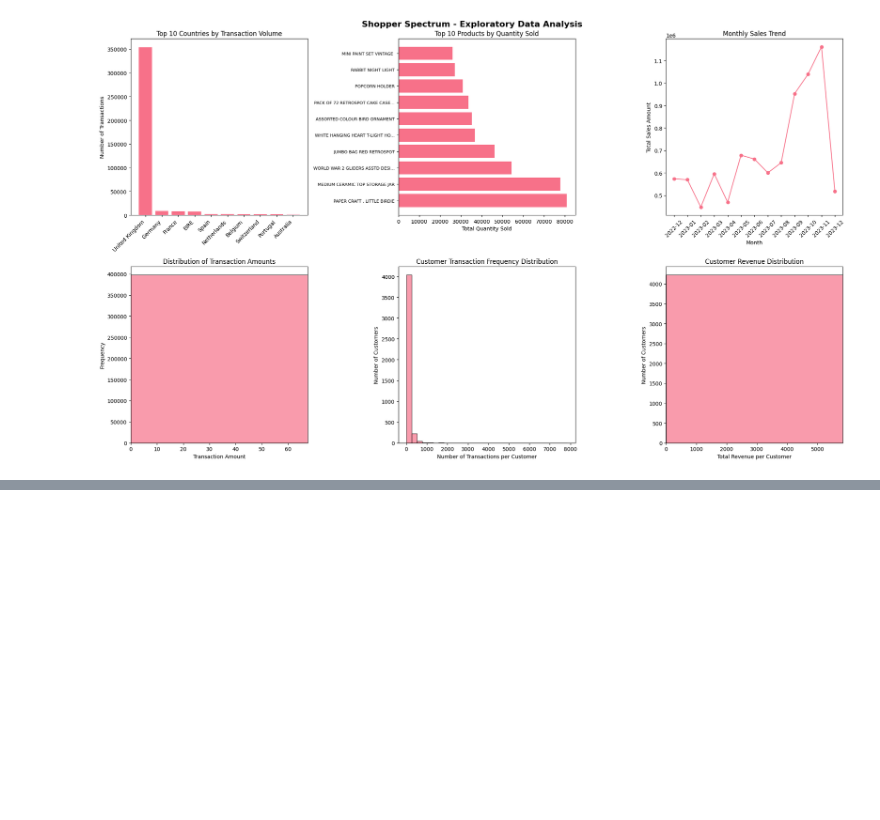
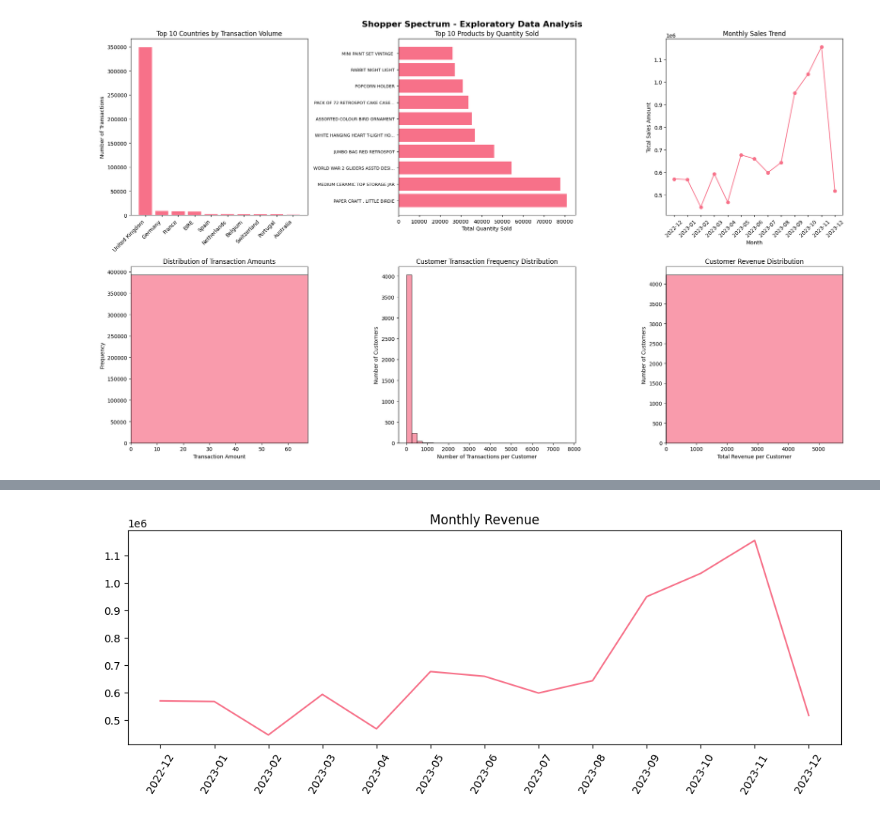
Before and after one commit to VasanthPrakasam/Project_3-Shopper_Spectrum_Segementation_and_recommendation, a Jupyter notebook: data_exploration.ipynb, the cells around one changed output, grey strips where cells are left out. Cells and saved outputs as stored; diff of their text form; code cells hidden in the pictures; blank space fills up the shorter version.

```diff
--- a/data_exploration.ipynb
+++ b/data_exploration.ipynb
@@ -23,7 +23,7 @@ import os
 plt.style.use('default')
 sns.set_palette("husl")
 # %%
-shopper_spectrum = pd.read_csv('/home/dataghost/DataScienceAndBeyond/Project_3-Shopper_Spectrum_Segementation_and_recommendation/Notebook/online_retail.csv')
+shopper_spectrum = pd.read_csv('G:/Data_Science/Project_3-Shopper_Spectrum_Segementation_and_recommendation/Notebook/online_retail.csv')
 shopper_spectrum.head()
 # %% [output]
 |  | InvoiceNo | StockCode | Description | Quantity | InvoiceDate | UnitPrice | CustomerID | Country |
@@ -182,3 +182,8 @@ Data columns (total 9 columns):
  8   TotalAmount  397884 non-null  float64
 dtypes: datetime64[ns](1), float64(2), int64(2), object(4)
 memory usage: 30.4+ MB
+# %%
+# Drop exact duplicates
+before = len(shopper_spectrum)
+shopper_spectrum = shopper_spectrum.drop_duplicates()
+print('Dropped duplicates:', before - len(shopper_spectrum))
@@ -253,0 +303,14 @@ plt.show()
+# %%
+# Monthly revenue trend
+shopper_spectrum['InvoiceMonth'] = shopper_spectrum['InvoiceDate'].dt.to_period('M').astype(str)
+month_rev = shopper_spectrum.groupby('InvoiceMonth')['TotalAmount'].sum().reset_index()
+
+
+plt.figure(figsize=(10,4))
+plt.plot(month_rev['InvoiceMonth'], month_rev['TotalAmount'])
+plt.xticks(rotation=60)
+plt.title('Monthly Revenue')
+plt.tight_layout()
+plt.savefig('figures_monthly_revenue.png', dpi=120)
+# %% [output]
+[figure, added]
```
Also changed, not shown: parts of 43 cells of this notebook, 4 other files.
